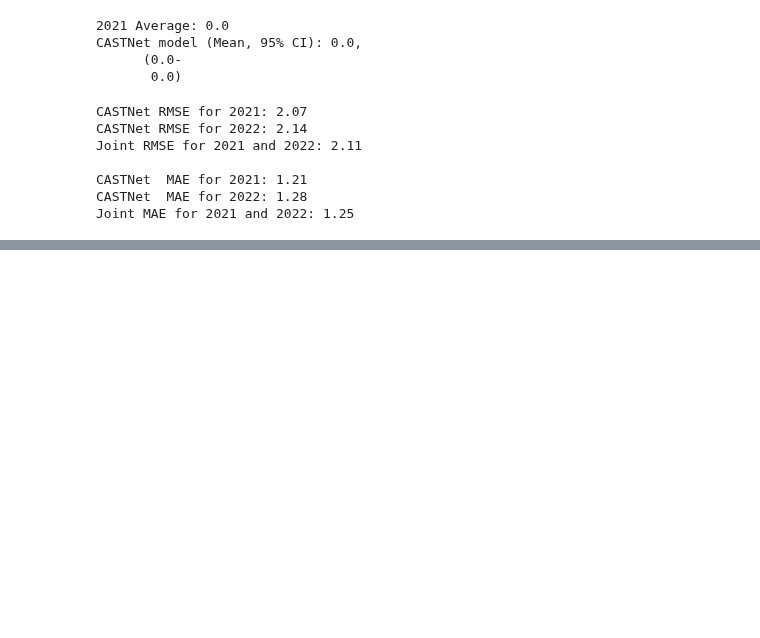
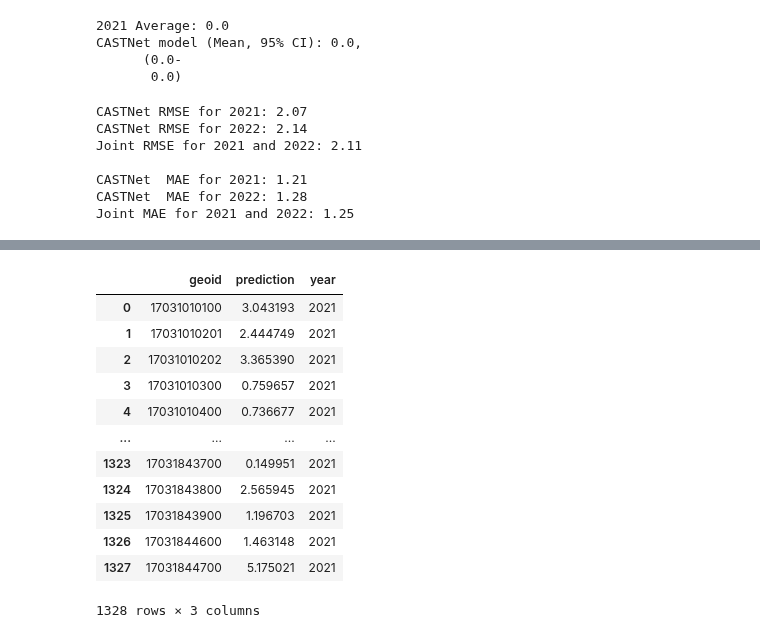
Before and after one commit to tufts-ml/opioid-overdose-models, a Jupyter notebook: cook-county/cook-county-experiment-runner/cook-county-run-models.ipynb, the cells around one changed output, grey strips where cells are left out. Cells and saved outputs as stored; diff of their text form; code cells hidden in the pictures; blank space fills up the shorter version.

```diff
--- a/cook-county/cook-county-experiment-runner/cook-county-run-models.ipynb
+++ b/cook-county/cook-county-experiment-runner/cook-county-run-models.ipynb
@@ -555,0 +590,42 @@ Joint MAE for 2021 and 2022: 1.25
+# %%
+seed=360
+num_locations=num_geoids
+removed_locations=250
+first_pred_time = first_test_timestep
+last_pred_time = last_test_timestep
+from pandas import IndexSlice as idx
+timestep_col='timestep'
+location_col='geoid'
+outcome_col='deaths'
+bpr_uncertainty_samples = 3
+from models import fast_bpr
+# %%
+rng = np.random.default_rng(seed=seed)
+num_sampled = num_locations - removed_locations
+
+results_over_time = []
+
+for timestep in range(first_pred_time, last_pred_time+1):
+    evaluation_deaths = multiindexed_gdf.loc[idx[:, timestep], :]
+    evaluation_deaths = evaluation_deaths.drop(columns=timestep_col).reset_index().set_index(location_col)[outcome_col]
+
+    current_year = 2014 + timestep
+    predicted_deaths_df = CN_results[(CN_results['year'] == current_year) & (CN_results['geoid'].isin(CN_locations))]
+
+    if CN_locations is not None:
+        # Match the order of locations with the order of data
+        evaluation_deaths = evaluation_deaths.loc[CN_locations]
+
+    results_over_samples = []
+
+    for _ in range(bpr_uncertainty_samples):
+        sampled_indices = rng.choice(range(num_locations), size=num_sampled, replace=False)
+
+        # Convert evaluation_deaths into a pandas Series
+        evaluation_deaths_series = pd.Series(evaluation_deaths.iloc[sampled_indices].values, index=sampled_indices)
+
+        # Use predicted_deaths_df for the specific year
+        predicted_deaths_sampled = pd.Series(predicted_deaths_df.iloc[sampled_indices]['prediction'].values, index=sampled_indices)
+        results_over_samples.append(fast_bpr(evaluation_deaths_series, predicted_deaths_sampled))
+
+    results_over_time.append(results_over_samples)
@@ -555,0 +659,16 @@ Joint MAE for 2021 and 2022: 1.25
+# %%
+predicted_deaths_df
+# %% [output]
+|  | geoid | prediction | year |
+| 0 | 17031010100 | 3.043193 | 2021 |
+| 1 | 17031010201 | 2.444749 | 2021 |
+| 2 | 17031010202 | 3.365390 | 2021 |
+| 3 | 17031010300 | 0.759657 | 2021 |
+| 4 | 17031010400 | 0.736677 | 2021 |
+| ... | ... | ... | ... |
+| 1323 | 17031843700 | 0.149951 | 2021 |
+| 1324 | 17031843800 | 2.565945 | 2021 |
+| 1325 | 17031843900 | 1.196703 | 2021 |
+| 1326 | 17031844600 | 1.463148 | 2021 |
+| 1327 | 17031844700 | 5.175021 | 2021 |
+1328 rows × 3 columns
```
Also changed, not shown: parts of 20 cells of this notebook, 2 other files.
